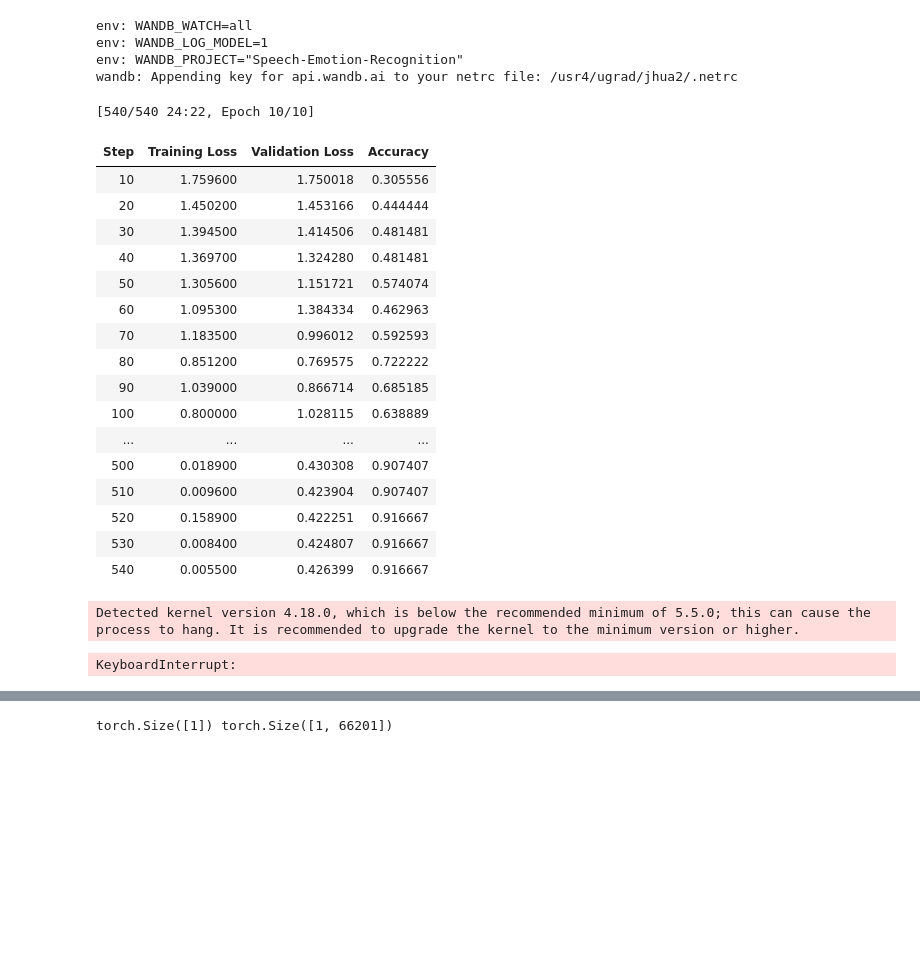
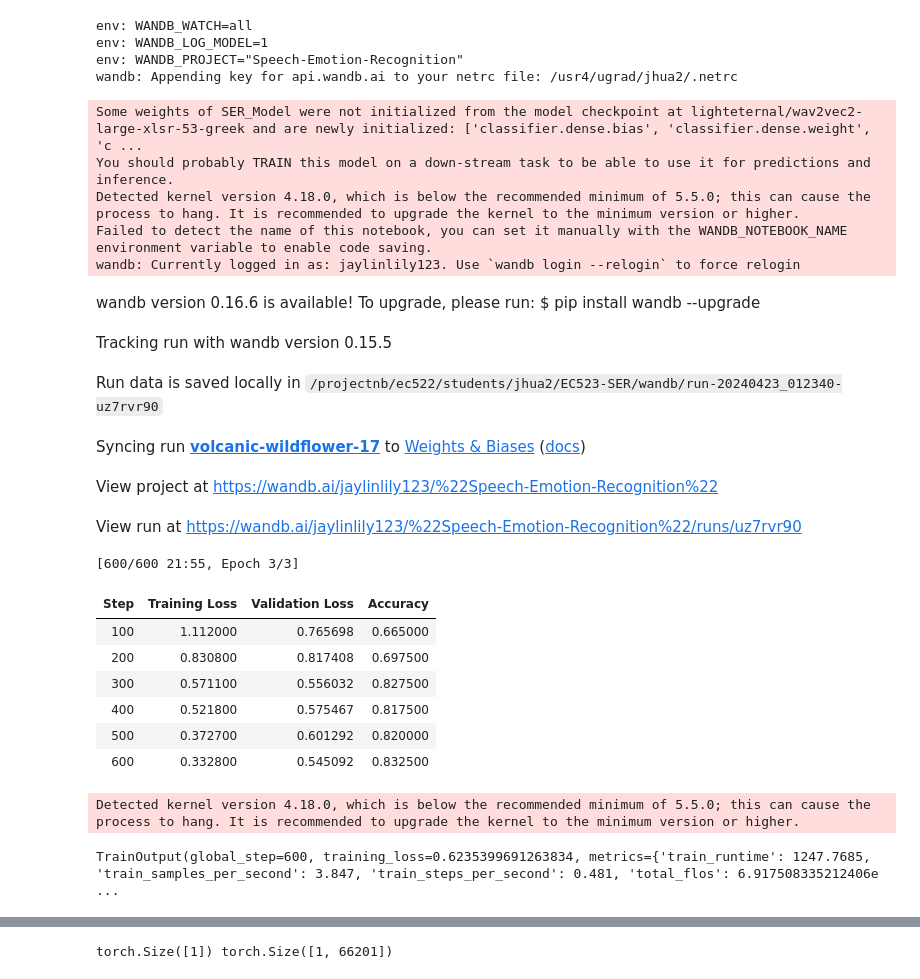
Before and after one commit to yunyunh123/EC523-SER, a Jupyter notebook: Wav2Vec2_SER.ipynb, the cells around one changed output, grey strips where cells are left out. Saved outputs shown, nothing was run; the diff lists cells and outputs as text; code cells hidden in the pictures; blank space fills up the shorter version.

Commit message:
train on all datasets

```diff
--- a/Wav2Vec2_SER.ipynb
+++ b/Wav2Vec2_SER.ipynb
@@ -142,7 +175,7 @@ train_dataset = dataset["train"]
 eval_dataset = dataset["validation"]
 print(train_dataset, eval_dataset)
 
-num_labels = len(ravdess_emo)
-label_list = list(ravdess_emo.values())
+num_labels = len(emo_map)
+label_list = list(emo_map.values())
 print(f"{num_labels} classes: {label_list}")
 # %% [output]
@@ -159,12 +192,12 @@ Dataset({
 # %%
 model_name = "lighteternal/wav2vec2-large-xlsr-53-greek" # todo: use an english or multilingual one
-label2id = {label:id for id,label in ravdess_emo.items()}
+label2id = {label:id for id,label in emo_map.items()}
 
 config = AutoConfig.from_pretrained(
     model_name,
     num_labels = num_labels,
     label2id = label2id,
-    id2label = ravdess_emo,
+    id2label = emo_map,
     finetuning_task = "wav2vec2_clf" # classification task
 )
 setattr(config, "pooling_mode", "mean")
@@ -346,11 +462,11 @@ training_args = TrainingArguments(
     per_device_eval_batch_size=4,
     gradient_accumulation_steps=2,
     evaluation_strategy="steps",
-    num_train_epochs=10.0,
+    num_train_epochs=3.0,
     fp16=True,
-    save_steps=10,
-    eval_steps=10,
-    logging_steps=10,
+    save_steps=100,
+    eval_steps=100,
+    logging_steps=100,
     learning_rate=1e-4,
     save_total_limit=2,
 )
@@ -404,26 +480,44 @@ env: WANDB_WATCH=all
 env: WANDB_LOG_MODEL=1
 env: WANDB_PROJECT="Speech-Emotion-Recognition"
 wandb: Appending key for api.wandb.ai to your netrc file: /usr4/ugrad/jhua2/.netrc
-# %%
-trainer.train()
-# %% [output]
-[540/540 24:22, Epoch 10/10]
-| Step | Training Loss | Validation Loss | Accuracy |
-| 10 | 1.759600 | 1.750018 | 0.305556 |
-| 20 | 1.450200 | 1.453166 | 0.444444 |
-| 30 | 1.394500 | 1.414506 | 0.481481 |
-| 40 | 1.369700 | 1.324280 | 0.481481 |
-| 50 | 1.305600 | 1.151721 | 0.574074 |
-| 60 | 1.095300 | 1.384334 | 0.462963 |
-| 70 | 1.183500 | 0.996012 | 0.592593 |
-| 80 | 0.851200 | 0.769575 | 0.722222 |
-| 90 | 1.039000 | 0.866714 | 0.685185 |
-| 100 | 0.800000 | 1.028115 | 0.638889 |
-| ... | ... | ... | ... |
-| 500 | 0.018900 | 0.430308 | 0.907407 |
-| 510 | 0.009600 | 0.423904 | 0.907407 |
-| 520 | 0.158900 | 0.422251 | 0.916667 |
-| 530 | 0.008400 | 0.424807 | 0.916667 |
-| 540 | 0.005500 | 0.426399 | 0.916667 |
-Detected kernel version 4.18.0, which is below the recommended minimum of 5.5.0; this can cause the process to hang. It is recommended to upgrade the kernel to the minimum version or higher.
-KeyboardInterrupt:
+# %%
+model = SER_Model.from_pretrained(
+    model_name,
+    config = config,
+    classification_type = "fc"
+)
+model.freeze_feature_extractor()
+
+trainer = Trainer(
+    model = model,
+    data_collator=data_collator,
+    args=training_args,
+    compute_metrics=compute_metrics,
+    train_dataset=train_dataset,
+    eval_dataset=eval_dataset,
+    tokenizer=processor.feature_extractor
+)
+
+trainer.train()
+# %% [output]
+Some weights of SER_Model were not initialized from the model checkpoint at lighteternal/wav2vec2-large-xlsr-53-greek and are newly initialized: ['classifier.dense.bias', 'classifier.dense.weight', 'c ...
+You should probably TRAIN this model on a down-stream task to be able to use it for predictions and inference.
+Detected kernel version 4.18.0, which is below the recommended minimum of 5.5.0; this can cause the process to hang. It is recommended to upgrade the kernel to the minimum version or higher.
+Failed to detect the name of this notebook, you can set it manually with the WANDB_NOTEBOOK_NAME environment variable to enable code saving.
+wandb: Currently logged in as: jaylinlily123. Use `wandb login --relogin` to force relogin
+wandb version 0.16.6 is available! To upgrade, please run: $ pip install wandb --upgrade
+Tracking run with wandb version 0.15.5
+Run data is saved locally in /projectnb/ec522/students/jhua2/EC523-SER/wandb/run-20240423_012340-uz7rvr90
+Syncing run volcanic-wildflower-17 to Weights & Biases (docs)
+View project at https://wandb.ai/jaylinlily123/%22Speech-Emotion-Recognition%22
+View run at https://wandb.ai/jaylinlily123/%22Speech-Emotion-Recognition%22/runs/uz7rvr90
+[600/600 21:55, Epoch 3/3]
+| Step | Training Loss | Validation Loss | Accuracy |
+| 100 | 1.112000 | 0.765698 | 0.665000 |
+| 200 | 0.830800 | 0.817408 | 0.697500 |
+| 300 | 0.571100 | 0.556032 | 0.827500 |
+| 400 | 0.521800 | 0.575467 | 0.817500 |
+| 500 | 0.372700 | 0.601292 | 0.820000 |
+| 600 | 0.332800 | 0.545092 | 0.832500 |
+Detected kernel version 4.18.0, which is below the recommended minimum of 5.5.0; this can cause the process to hang. It is recommended to upgrade the kernel to the minimum version or higher.
+TrainOutput(global_step=600, training_loss=0.6235399691263834, metrics={'train_runtime': 1247.7685, 'train_samples_per_second': 3.847, 'train_steps_per_second': 0.481, 'total_flos': 6.917508335212406e ...
```
Also changed, not shown: parts of 15 cells of this notebook, 3 other files.
